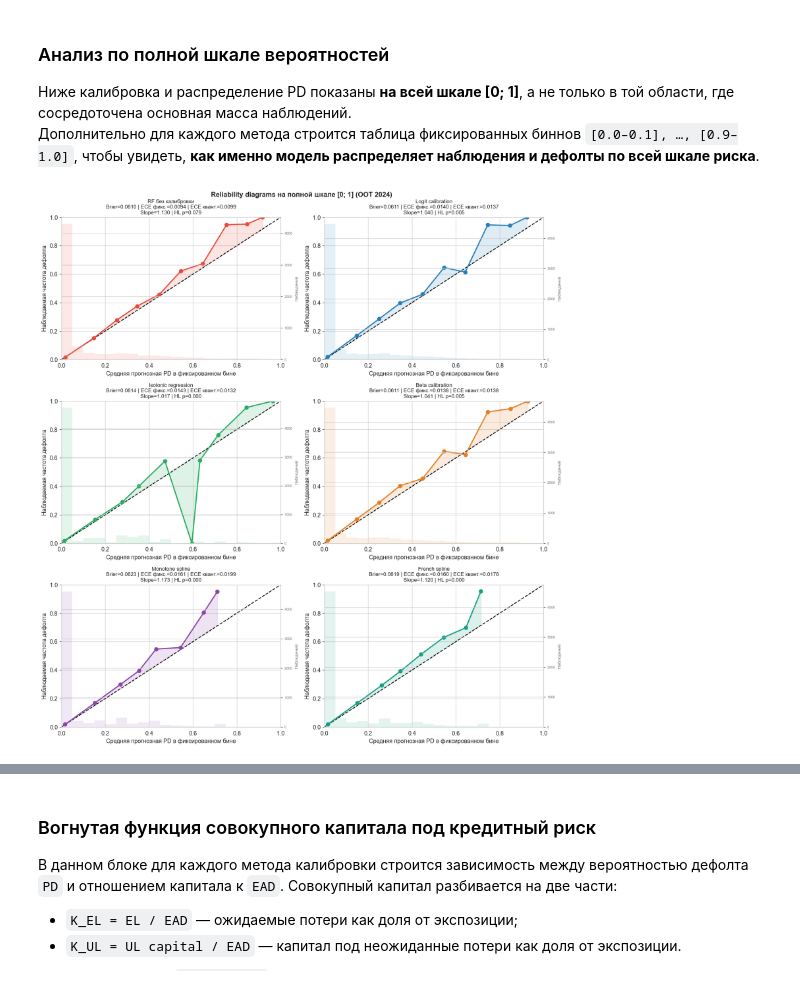
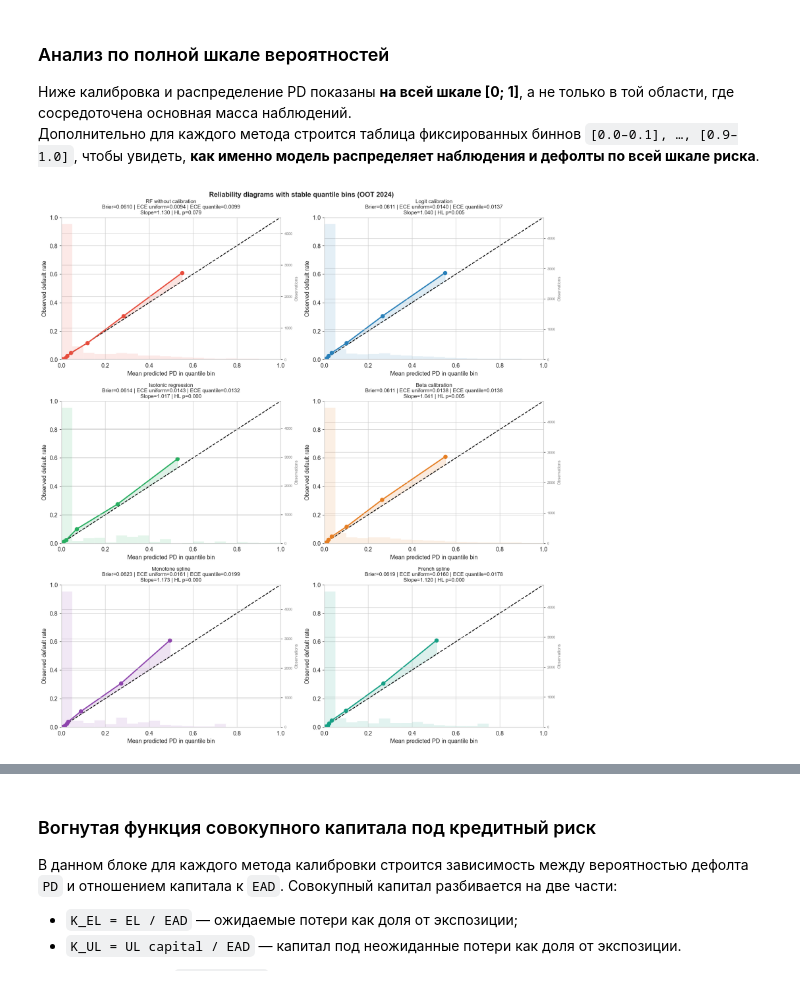
Before and after one commit to ddudenko275-boop/ColebrationTedo, a Jupyter notebook: notebooks/pd_calibration.ipynb, the cells around one changed output, grey strips where cells are left out. Saved outputs shown, nothing was run; the diff lists cells and outputs as text; code cells hidden in the pictures.

```diff
--- a/notebooks/pd_calibration.ipynb
+++ b/notebooks/pd_calibration.ipynb
@@ -2076,8 +2077,9 @@ French spline                0.06195  [0.05811, 0.06601]   0.9284  [0.9202, 0.93
 Ниже калибровка и распределение PD показаны **на всей шкале [0; 1]**, а не только в той области, где сосредоточена основная масса наблюдений.
 Дополнительно для каждого метода строится таблица фиксированных биннов `[0.0–0.1], …, [0.9–1.0]`, чтобы увидеть, **как именно модель распределяет наблюдения и дефолты по всей шкале риска**.
 # %%
-all_methods = {"RF без калибровки": scores_test, **calibrated_probs}
+all_methods = {"RF without calibration": scores_test, **calibrated_probs}
 
+MIN_RELIABILITY_BIN_N = 30
 n_methods = len(all_methods)
 ncols = 2
 nrows = int(np.ceil(n_methods / ncols))
@@ -2086,44 +2088,83 @@ axes = np.atleast_1d(axes).flatten()
 
 for i, (name, probs) in enumerate(all_methods.items()):
     ax = axes[i]
-    mean_pred, frac_pos = get_calibration_curve(y_test.values, probs, n_bins=10, strategy="uniform")
+    curve_table = calibration_bin_table(
+        y_test.values,
+        probs,
+        n_bins=10,
+        strategy="quantile",
+        min_count=MIN_RELIABILITY_BIN_N,
+    )
+    plot_table = curve_table.loc[~curve_table["is_sparse"]].copy()
     m = summary_metrics(y_test.values, probs)
 
     ax.plot([0, 1], [0, 1], "k--", lw=1.5)
-    ax.plot(mean_pred, frac_pos, "o-", color=COLORS[i], lw=2.2, ms=7)
-    ax.fill_between(mean_pred, mean_pred, frac_pos, alpha=0.15, color=COLORS[i])
+    ax.plot(
+        plot_table["avg_pd"],
+        plot_table["default_rate"],
+        "o-",
+        color=COLORS[i],
+        lw=2.2,
+        ms=7,
+    )
+    ax.fill_between(
+        plot_table["avg_pd"],
+        plot_table["avg_pd"],
+        plot_table["default_rate"],
+        alpha=0.15,
+        color=COLORS[i],
+    )
+
+    sparse_table = curve_table.loc[curve_table["is_sparse"]]
+    if not sparse_table.empty:
+        ax.scatter(
+            sparse_table["avg_pd"],
+            sparse_table["default_rate"],
+            s=70,
+            facecolors="none",
+            edgecolors=COLORS[i],
+            linewidths=1.8,
+            label=f"sparse bins n < {MIN_RELIABILITY_BIN_N}",
+        )
+        ax.legend(loc="upper left", fontsize=8)
 
     ax2 = ax.twinx()
     ax2.hist(probs, bins=np.linspace(0, 1, 21), alpha=0.12, color=COLORS[i])
-    ax2.set_ylabel("Наблюдений", fontsize=8, color="gray")
+    ax2.set_ylabel("Observations", fontsize=8, color="gray")
     ax2.tick_params(axis="y", labelsize=7, labelcolor="gray")
 
     subtitle = (
-        f'Brier={m["brier_score"]:.4f} | ECE фикс.={m["ece_uniform"]:.4f} | ECE квант.={m["ece_quantile"]:.4f}\n'
+        f'Brier={m["brier_score"]:.4f} | ECE uniform={m["ece_uniform"]:.4f} | ECE quantile={m["ece_quantile"]:.4f}\n'
         f'Slope={m["cal_slope"]:.3f} | HL p={m["hl_p_value"]:.3f}'
     )
     ax.set_title(f"{name}\n{subtitle}", fontsize=10)
-    ax.set_xlabel("Средняя прогнозная PD в фиксированном бине")
-    ax.set_ylabel("Наблюдаемая частота дефолта")
+    ax.set_xlabel("Mean predicted PD in quantile bin")
+    ax.set_ylabel("Observed default rate")
     ax.set_xlim(0, 1)
     ax.set_ylim(0, 1)
 
 for j in range(i + 1, len(axes)):
     axes[j].axis("off")
 
-plt.suptitle("Reliability diagrams на полной шкале [0; 1] (OOT 2024)", fontsize=13, fontweight="bold")
+plt.suptitle(
+    "Reliability diagrams with stable quantile bins (OOT 2024)",
+    fontsize=13,
+    fontweight="bold",
+)
 plt.tight_layout()
 plt.show()
 
-print("Распределение наблюдений и дефолтов по фиксированным бинам на полной шкале [0; 1]:")
+print("Fixed-bin diagnostics on the full [0, 1] scale. Sparse bins are not used as connected reliability points:")
 for name, probs in all_methods.items():
-    print("\n" + "=" * 90)
+    print()
+    print("=" * 90)
     print(name)
     print("=" * 90)
     bin_table = fixed_bin_table(y_test.values, probs, n_bins=10).copy()
+    bin_table["is_sparse"] = bin_table["n"] < MIN_RELIABILITY_BIN_N
     bin_table["share"] = (100 * bin_table["share"]).round(2)
     bin_table["avg_pd"] = bin_table["avg_pd"].round(4)
     bin_table["default_rate"] = bin_table["default_rate"].round(4)
     print(bin_table.to_string(index=False))
 # %% [output]
-[figure, old version]
+[figure, new version]
```
Also changed, not shown: parts of 5 cells of this notebook, 2 other files.
